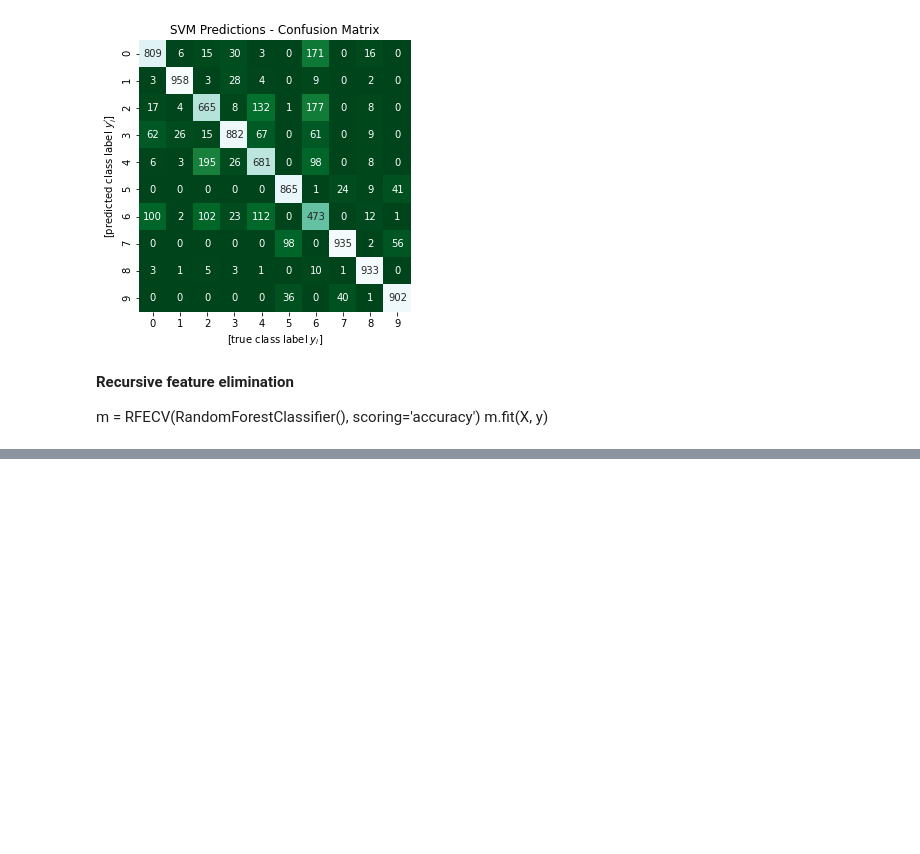
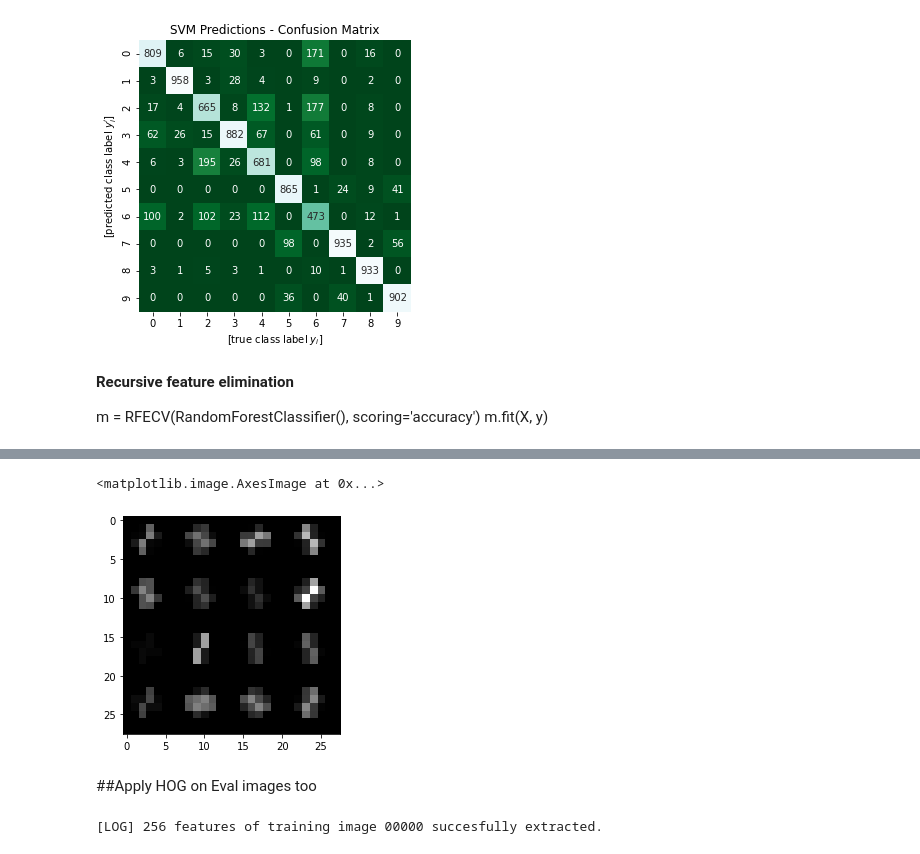
Before and after one commit to don3tan/MLCodingChallenge, a Jupyter notebook: PCA_FeatureSelection.ipynb, the cells around one changed output, grey strips where cells are left out. Saved outputs shown, nothing was run; the diff lists cells and outputs as text; code cells hidden in the pictures; blank space fills up the shorter version.

```diff
--- a/PCA_FeatureSelection.ipynb
+++ b/PCA_FeatureSelection.ipynb
@@ -513,0 +568,7 @@ m.fit(X, y)
+# %%
+plt.imshow(train_images_hog_images[300], cmap='gray')
+# %% [output]
+<matplotlib.image.AxesImage at 0x...>
+[figure, added]
+# %% [markdown]
+##Apply HOG on Eval images too
@@ -513,0 +577,24 @@ m.fit(X, y)
+# %%
+# extract the hog features of all training images
+
+# init list of hog features
+eval_images_hog_features = []
+eval_images_hog_images = []
+
+# iterate over all training images
+for i, eval_image in enumerate(hog_eval_images):
+
+    # extract hog features of current training image
+    train_features, train_image = hog(eval_image, orientations=orientation, pixels_per_cell=pixel_cell, cells_per_block=(1, 1), visualize=True, transform_sqrt=True)
+    # print(hog(sampled_train_image, orientations=4, pixels_per_cell=(14, 14), cells_per_block=(1, 1), visualize=True))
+    # collect extracted hog features
+    eval_images_hog_features.append(train_features)
+    eval_images_hog_images.append(train_image)
+
+    # case: print image processing status
+    if i % 10000 == 0:
+
+        # print log message
+        print('[LOG] {} features of training image {} succesfully extracted.'.format(str(len(train_features)), str(i).zfill(5)))
+# %% [output]
+[LOG] 256 features of training image 00000 succesfully extracted.
```
Also changed, not shown: parts of 21 cells of this notebook.
